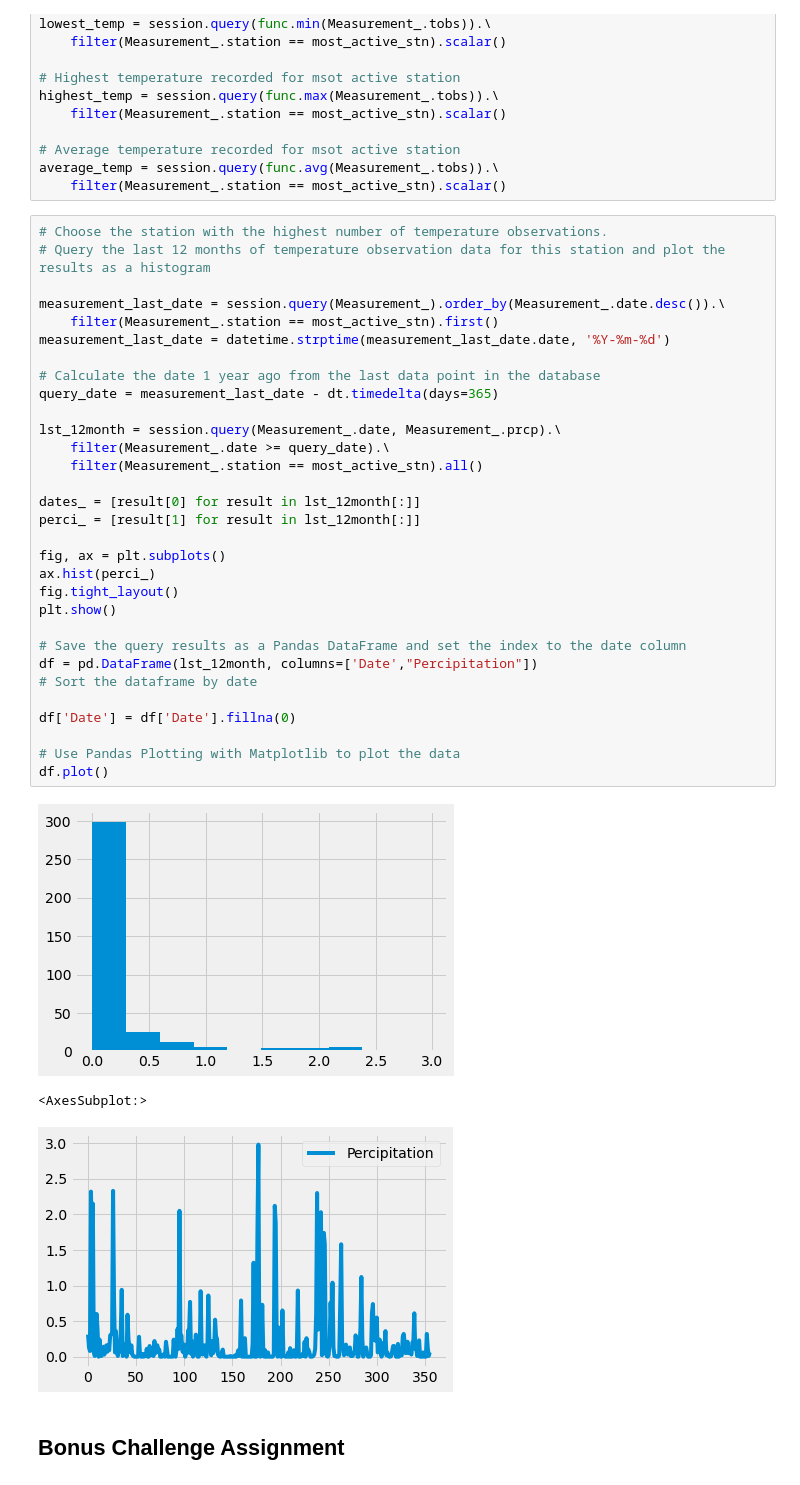
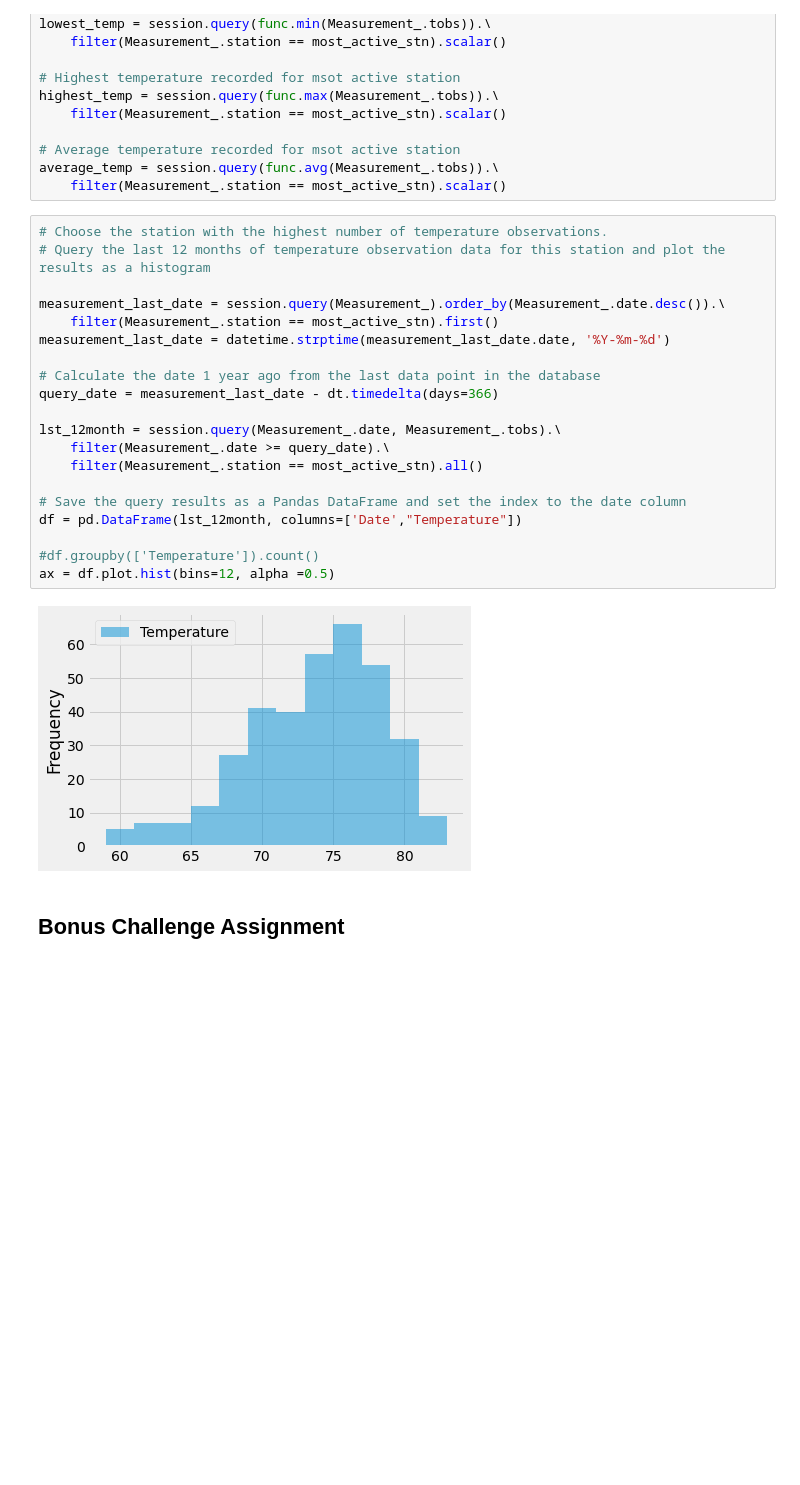
Before and after one commit to Ejwpls/sqlalchemy-challenge, a Jupyter notebook: climate_starter.ipynb, the cells around one changed output. Drawn from its saved outputs; the diff is of its cells as text; blank space fills up the shorter version.

```diff
--- a/climate_starter.ipynb
+++ b/climate_starter.ipynb
@@ -145,38 +149,25 @@ average_temp = session.query(func.avg(Measurement_.tobs)).\
 # %%
 # Choose the station with the highest number of temperature observations.
 # Query the last 12 months of temperature observation data for this station and plot the results as a histogram
 
 measurement_last_date = session.query(Measurement_).order_by(Measurement_.date.desc()).\
     filter(Measurement_.station == most_active_stn).first()
 measurement_last_date = datetime.strptime(measurement_last_date.date, '%Y-%m-%d')
 
 # Calculate the date 1 year ago from the last data point in the database
-query_date = measurement_last_date - dt.timedelta(days=365)
+query_date = measurement_last_date - dt.timedelta(days=366)
 
-lst_12month = session.query(Measurement_.date, Measurement_.prcp).\
+lst_12month = session.query(Measurement_.date, Measurement_.tobs).\
     filter(Measurement_.date >= query_date).\
     filter(Measurement_.station == most_active_stn).all()
 
-dates_ = [result[0] for result in lst_12month[:]]
-perci_ = [result[1] for result in lst_12month[:]]
+# Save the query results as a Pandas DataFrame and set the index to the date column
+df = pd.DataFrame(lst_12month, columns=['Date',"Temperature"])
 
-fig, ax = plt.subplots()
-ax.hist(perci_)
-fig.tight_layout()
-plt.show()
-
-# Save the query results as a Pandas DataFrame and set the index to the date column
-df = pd.DataFrame(lst_12month, columns=['Date',"Percipitation"])
-# Sort the dataframe by date
-
-df['Date'] = df['Date'].fillna(0)
-
-# Use Pandas Plotting with Matplotlib to plot the data
-df.plot()
+#df.groupby(['Temperature']).count()
+ax = df.plot.hist(bins=12, alpha =0.5)
 # %% [output]
-[figure, old version]
+[figure, new version]
-<AxesSubplot:>
-[figure, removed]
 # %% [markdown]
 ## Bonus Challenge Assignment
 # %%
```
Also changed, not shown: parts of 5 cells of this notebook, 1 other file.
